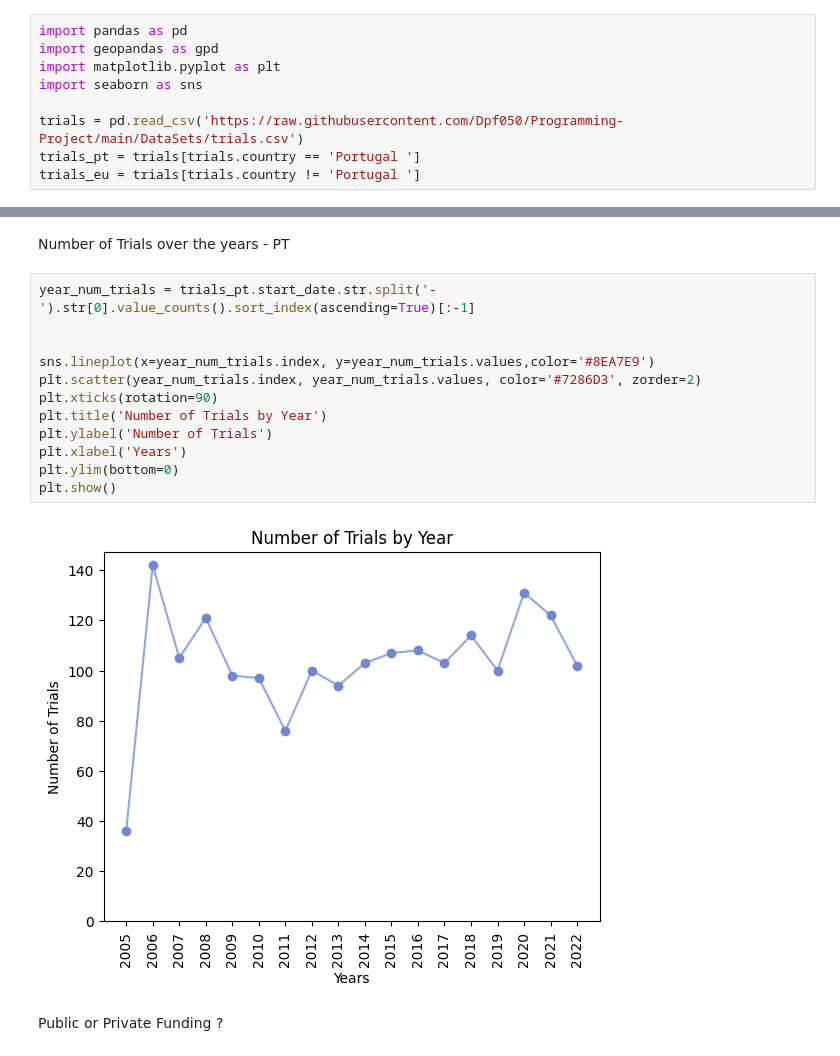
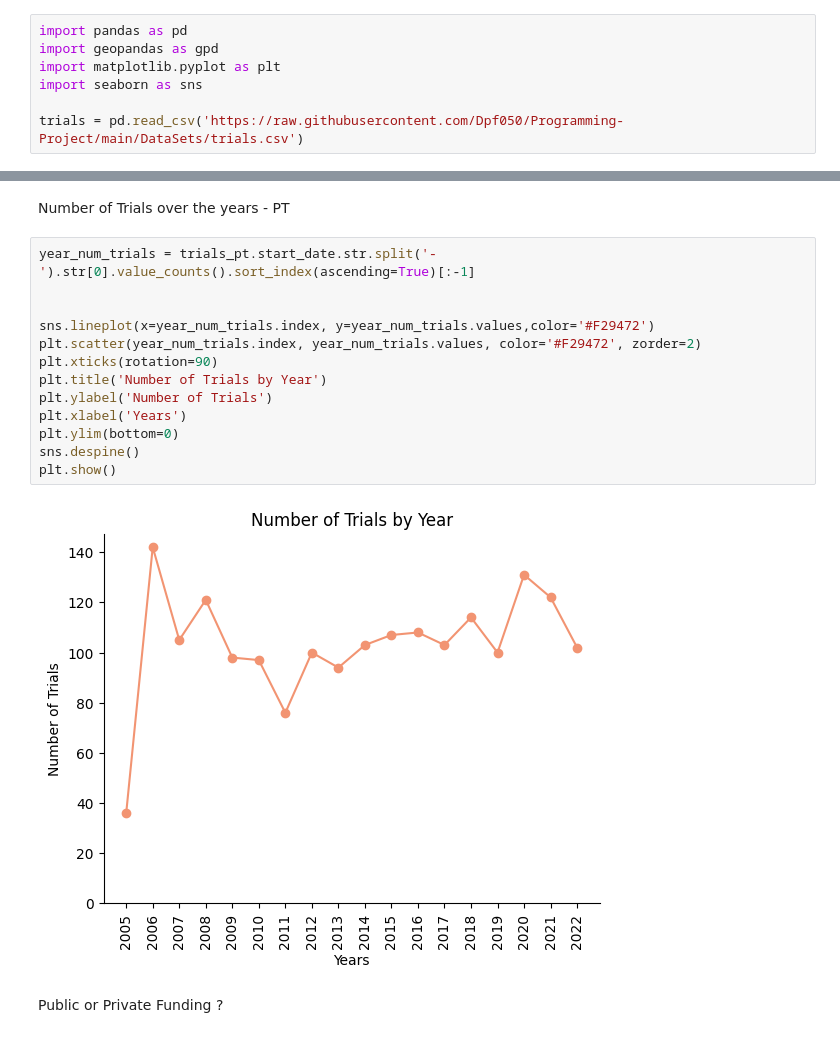
Before and after one commit to DiogoPF/Programming-Project, a Jupyter notebook: Data Cleaning NBs/Data_viz.ipynb, the cells around one changed output, grey strips where cells are left out. Saved outputs shown, nothing was run; the diff lists cells and outputs as text.

```diff
--- a/Data Cleaning NBs/Data_viz.ipynb
+++ b/Data Cleaning NBs/Data_viz.ipynb
@@ -5,5 +5,3 @@ import matplotlib.pyplot as plt
 import seaborn as sns
 
 trials = pd.read_csv('https://raw.githubusercontent.com/Dpf050/Programming-Project/main/DataSets/trials.csv')
-trials_pt = trials[trials.country == 'Portugal ']
-trials_eu = trials[trials.country != 'Portugal ']
@@ -69,17 +71,18 @@ Number of Trials over the years - PT
 # %%
 year_num_trials = trials_pt.start_date.str.split('-').str[0].value_counts().sort_index(ascending=True)[:-1]
 
 
-sns.lineplot(x=year_num_trials.index, y=year_num_trials.values,color='#8EA7E9')
-plt.scatter(year_num_trials.index, year_num_trials.values, color='#7286D3', zorder=2)
+sns.lineplot(x=year_num_trials.index, y=year_num_trials.values,color='#F29472')
+plt.scatter(year_num_trials.index, year_num_trials.values, color='#F29472', zorder=2)
 plt.xticks(rotation=90)
 plt.title('Number of Trials by Year')
 plt.ylabel('Number of Trials')
 plt.xlabel('Years')
 plt.ylim(bottom=0)
+sns.despine()
 plt.show()
 # %% [output]
-[figure, old version]
+[figure, new version]
 # %% [markdown]
 Public or Private Funding ?
 # %% [markdown]
```
Also changed, not shown: parts of 10 cells of this notebook, 2 other files.
